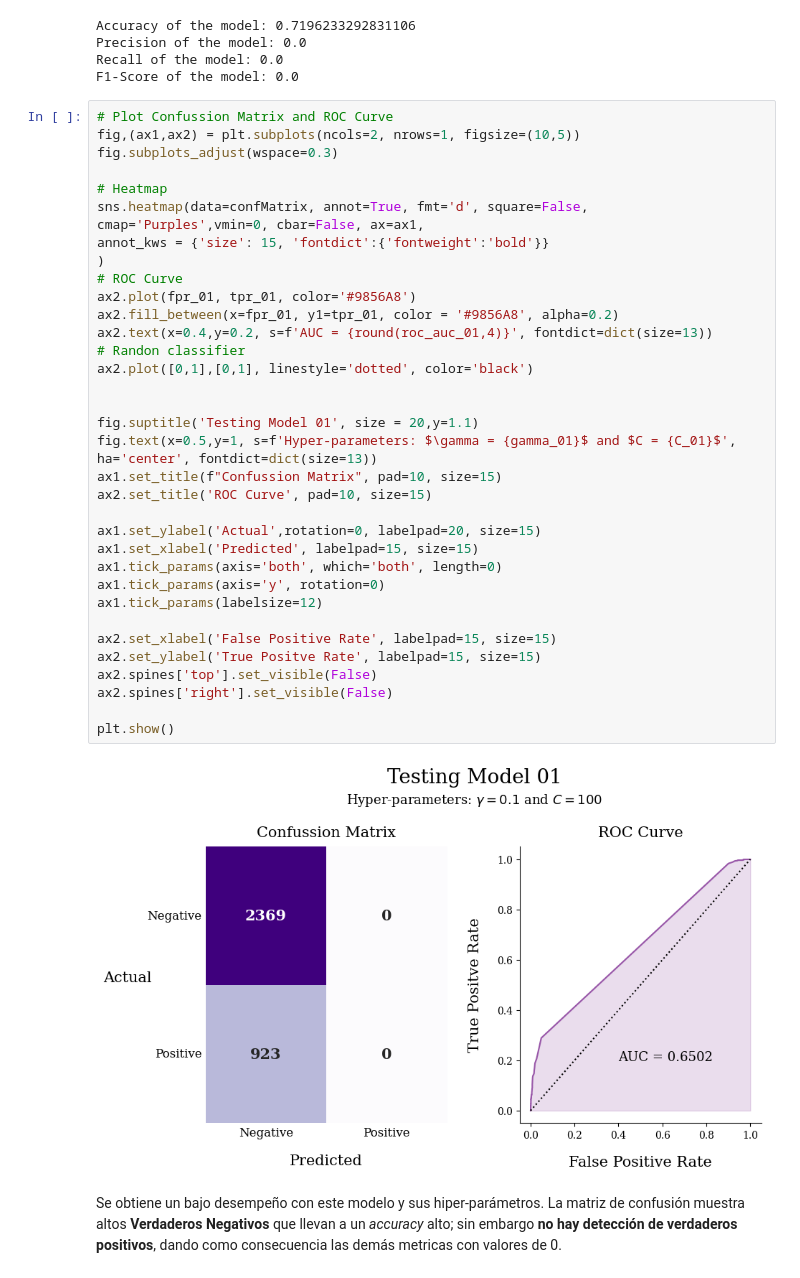
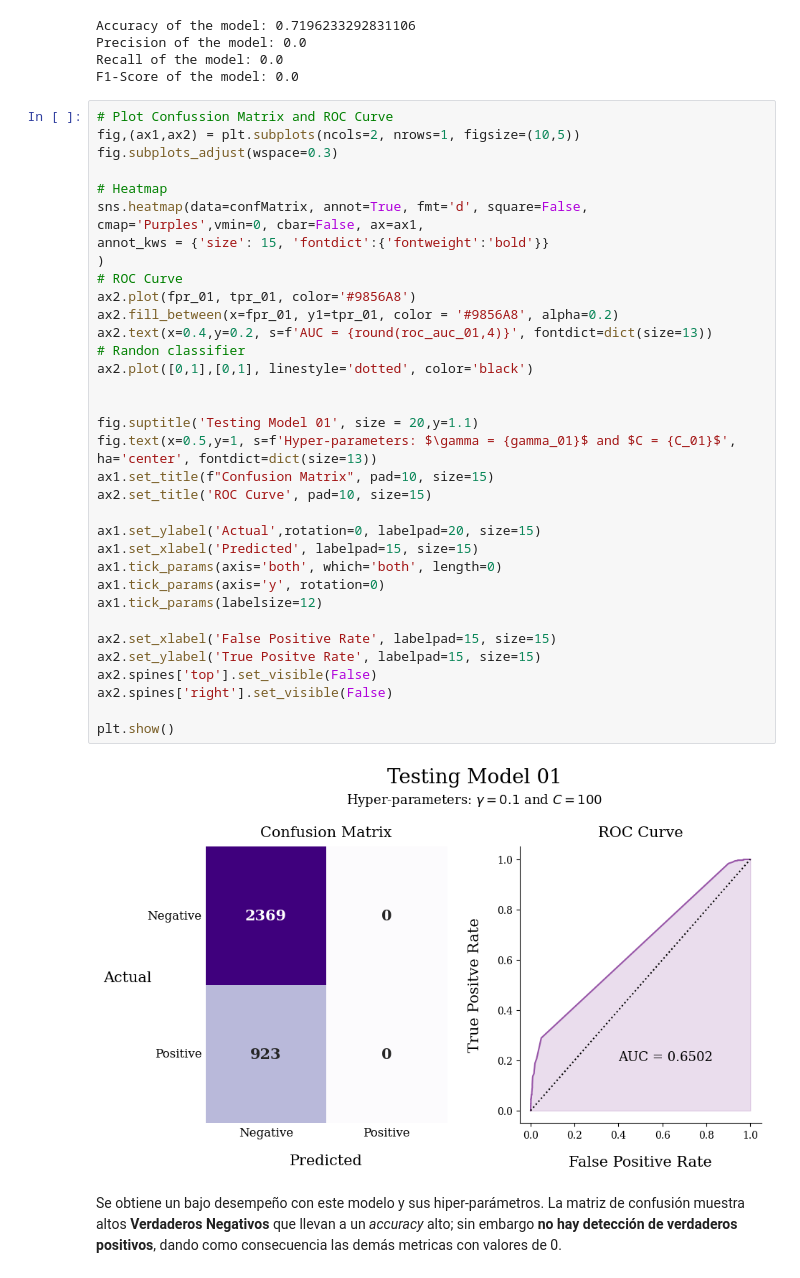
Before and after one commit to isaacarroyov/fer_without_ann, a Jupyter notebook: notebooks/fer_without_ann.ipynb, the cells around one changed output. Saved outputs shown, nothing was run; the diff lists cells and outputs as text.

```diff
--- a/notebooks/fer_without_ann.ipynb
+++ b/notebooks/fer_without_ann.ipynb
@@ -373,35 +372,35 @@ fig.subplots_adjust(wspace=0.3)
 
 # Heatmap
 sns.heatmap(data=confMatrix, annot=True, fmt='d', square=False, cmap='Purples',vmin=0, cbar=False, ax=ax1,
 annot_kws = {'size': 15, 'fontdict':{'fontweight':'bold'}}
 )
 # ROC Curve
 ax2.plot(fpr_01, tpr_01, color='#9856A8')
 ax2.fill_between(x=fpr_01, y1=tpr_01, color = '#9856A8', alpha=0.2)
 ax2.text(x=0.4,y=0.2, s=f'AUC = {round(roc_auc_01,4)}', fontdict=dict(size=13))
 # Randon classifier
 ax2.plot([0,1],[0,1], linestyle='dotted', color='black')
 
 
 fig.suptitle('Testing Model 01', size = 20,y=1.1)
 fig.text(x=0.5,y=1, s=f'Hyper-parameters: $\gamma = {gamma_01}$ and $C = {C_01}$', ha='center', fontdict=dict(size=13))
-ax1.set_title(f"Confussion Matrix", pad=10, size=15)
+ax1.set_title(f"Confusion Matrix", pad=10, size=15)
 ax2.set_title('ROC Curve', pad=10, size=15)
 
 ax1.set_ylabel('Actual',rotation=0, labelpad=20, size=15)
 ax1.set_xlabel('Predicted', labelpad=15, size=15)
 ax1.tick_params(axis='both', which='both', length=0)
 ax1.tick_params(axis='y', rotation=0)
 ax1.tick_params(labelsize=12)
 
 ax2.set_xlabel('False Positive Rate', labelpad=15, size=15)
 ax2.set_ylabel('True Positve Rate', labelpad=15, size=15)
 ax2.spines['top'].set_visible(False)
 ax2.spines['right'].set_visible(False)
 
 plt.show()
 # %% [output]
-[figure, old version]
+[figure, new version]
 # %% [markdown]
 Se obtiene un bajo desempeño con este modelo y sus hiper-parámetros. La matriz de confusión muestra altos **Verdaderos Negativos** que llevan a
 un _accuracy_ alto; sin embargo **no hay detección de verdaderos positivos**, dando como consecuencia las demás metricas con valores de 0.
```
Also changed, not shown: parts of 8 cells of this notebook.
